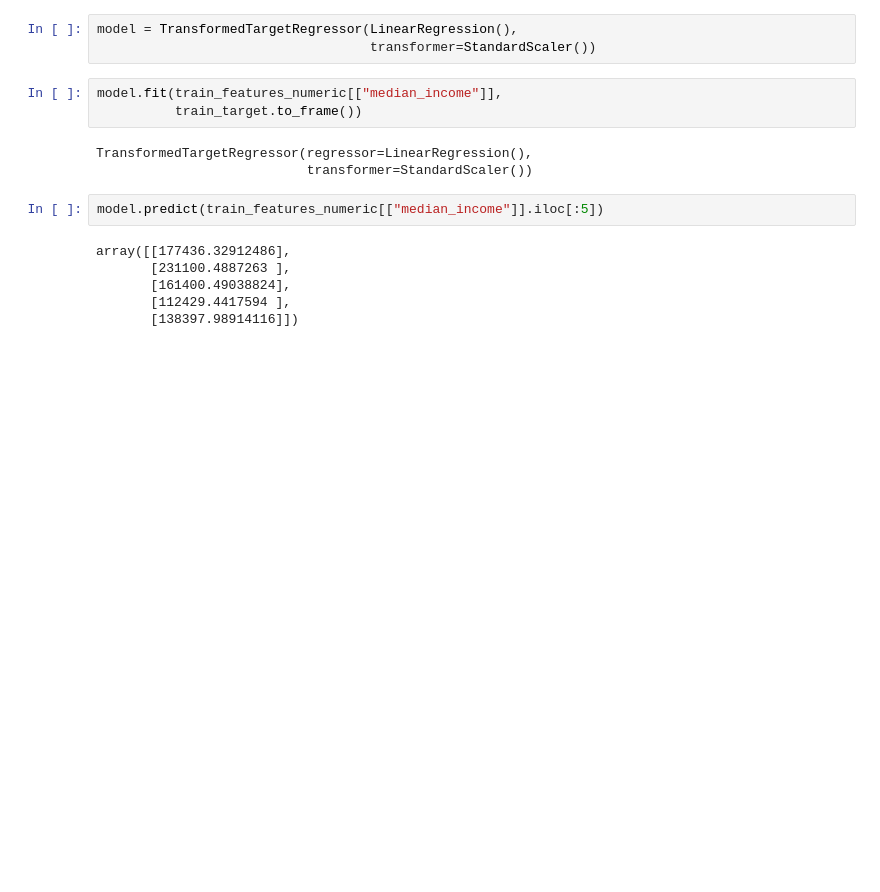
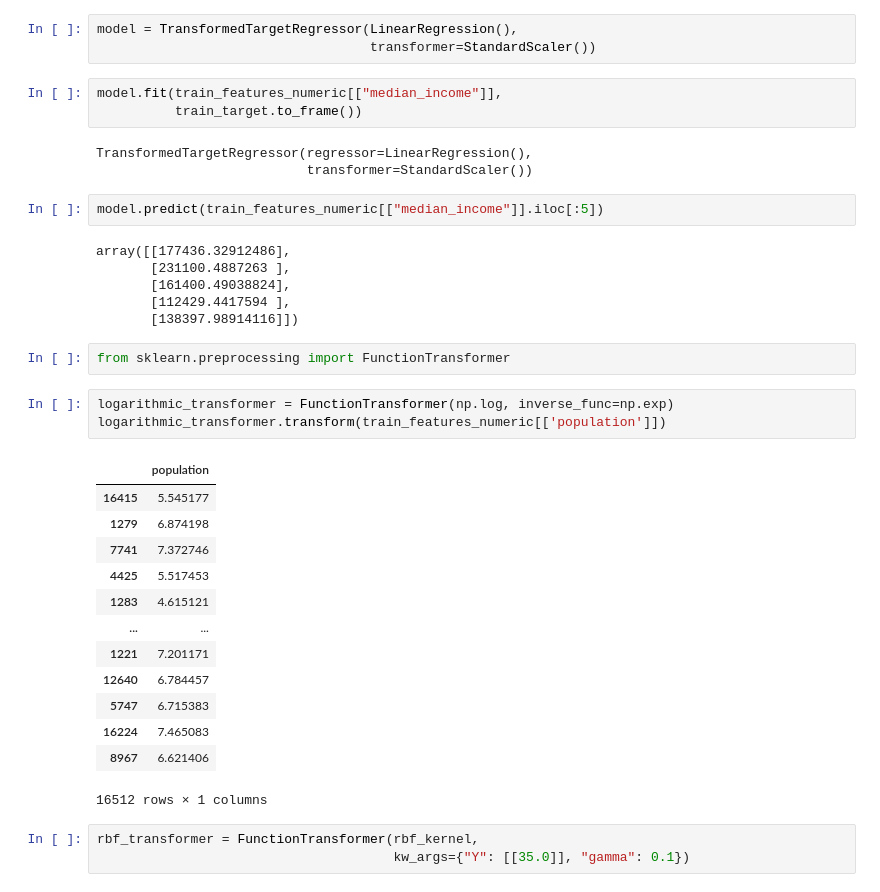
Before and after one commit to Yousefess/ML-DL, a Jupyter notebook: 02 Machine Learning with Project/01 end-to-end Regression/Regression.ipynb, the cells around one changed output. Saved outputs shown, nothing was run; the diff lists cells and outputs as text; blank space fills up the shorter version.

```diff
--- a/02 Machine Learning with Project/01 end-to-end Regression/Regression.ipynb
+++ b/02 Machine Learning with Project/01 end-to-end Regression/Regression.ipynb
@@ -1013,3 +1013,25 @@ array([[177436.32912486],
        [161400.49038824],
        [112429.4417594 ],
        [138397.98914116]])
+# %%
+from sklearn.preprocessing import FunctionTransformer
+# %%
+logarithmic_transformer = FunctionTransformer(np.log, inverse_func=np.exp)
+logarithmic_transformer.transform(train_features_numeric[['population']])
+# %% [output]
+|  | population |
+| 16415 | 5.545177 |
+| 1279 | 6.874198 |
+| 7741 | 7.372746 |
+| 4425 | 5.517453 |
+| 1283 | 4.615121 |
+| ... | ... |
+| 1221 | 7.201171 |
+| 12640 | 6.784457 |
+| 5747 | 6.715383 |
+| 16224 | 7.465083 |
+| 8967 | 6.621406 |
+16512 rows × 1 columns
+# %%
+rbf_transformer = FunctionTransformer(rbf_kernel,
+                                      kw_args={"Y": [[35.0]], "gamma": 0.1})
```
Also changed, not shown: parts of 10 cells of this notebook.
